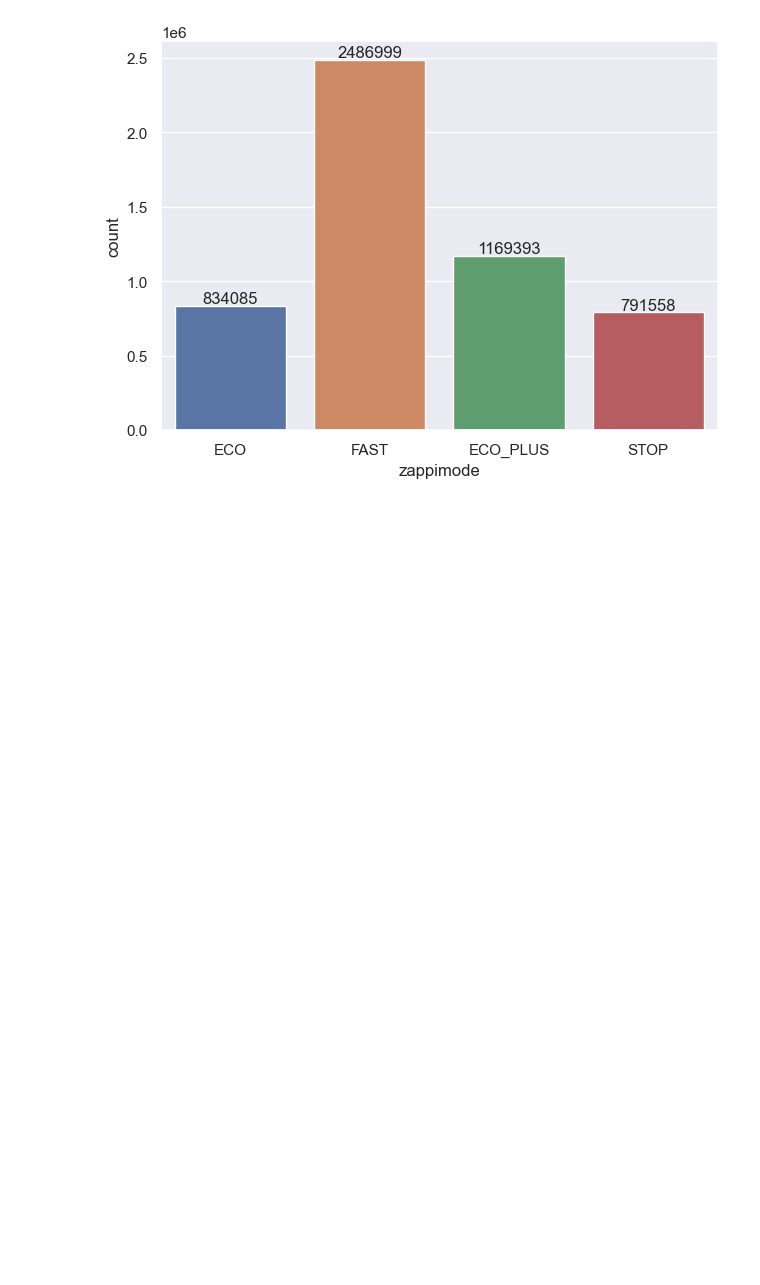
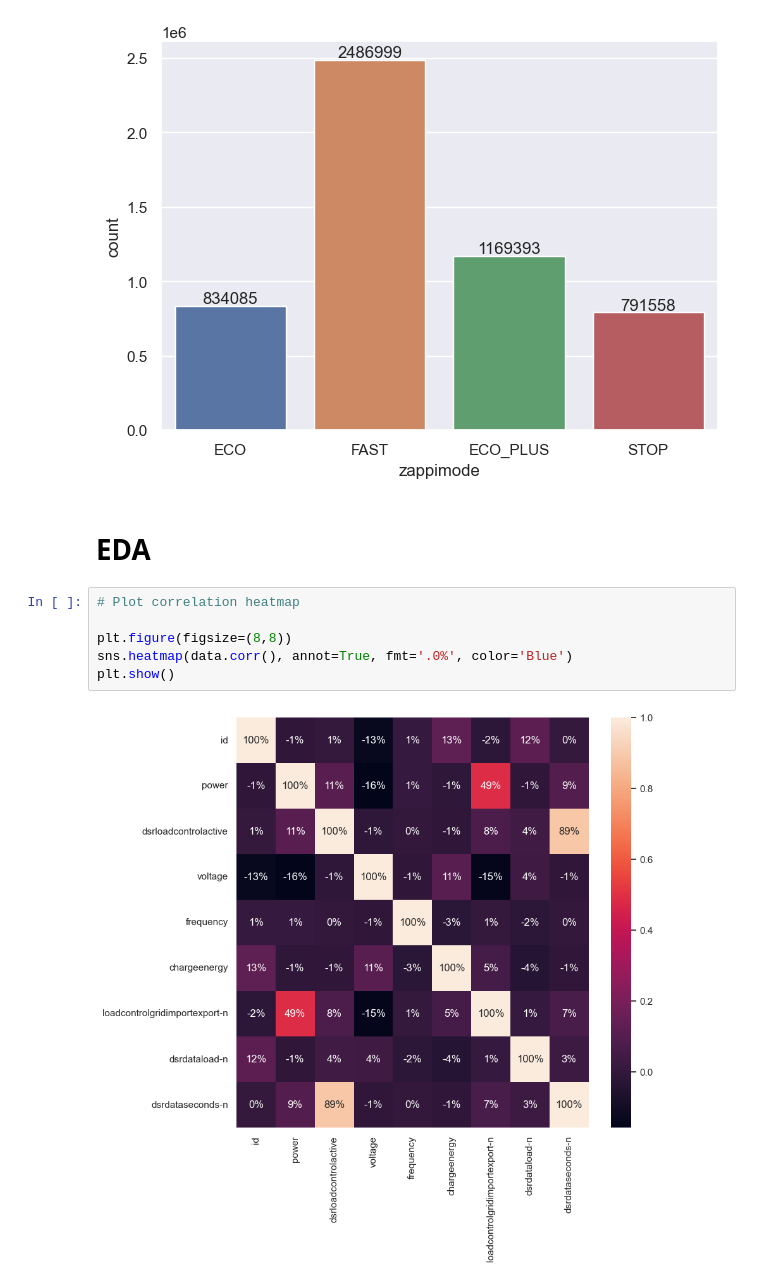
Before and after one commit to Clement-Quaye/EV-Analysis-and-the-Energy-Transition, a Jupyter notebook: Models/EV_Data.ipynb, the cells around one changed output. Drawn from its saved outputs; the diff is of its cells as text; blank space fills up the shorter version.

Commit message:
EDA on Combined Data (All Charge Stations)-1

```diff
--- a/Models/EV_Data.ipynb
+++ b/Models/EV_Data.ipynb
@@ -162,3 +165,13 @@ plt.ylabel('count')
 plt.show()
 # %% [output]
 [figure]
+# %% [markdown]
+# EDA
+# %%
+# Plot correlation heatmap
+
+plt.figure(figsize=(8,8))
+sns.heatmap(data.corr(), annot=True, fmt='.0%', color='Blue')
+plt.show()
+# %% [output]
+[figure, added]
```
Also changed, not shown: parts of 19 cells of this notebook.
